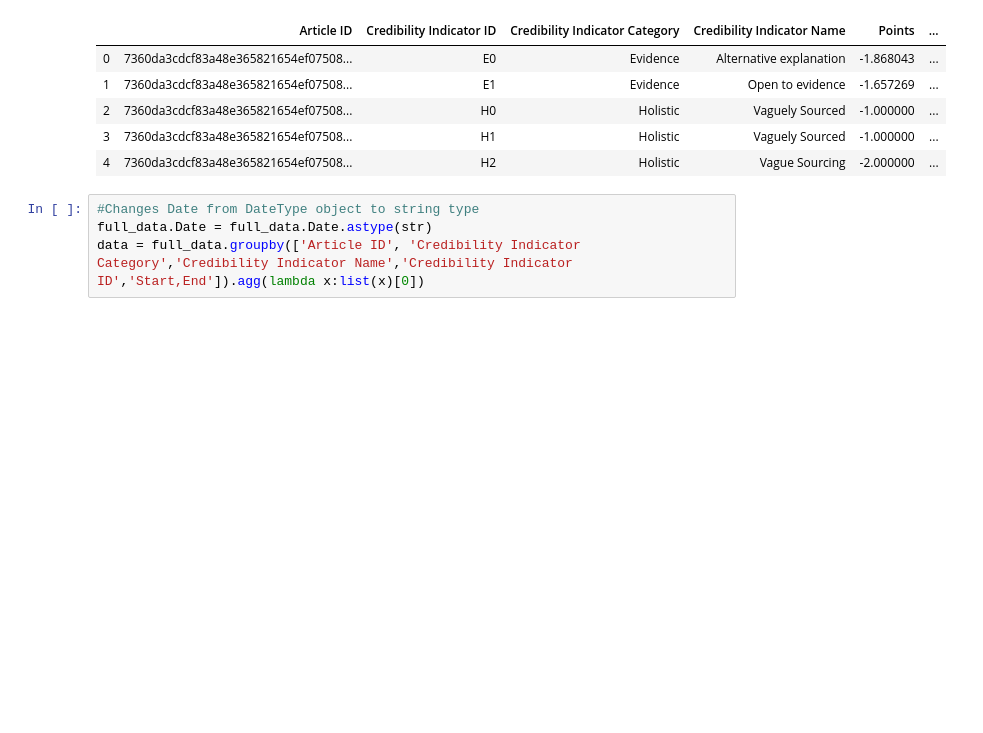
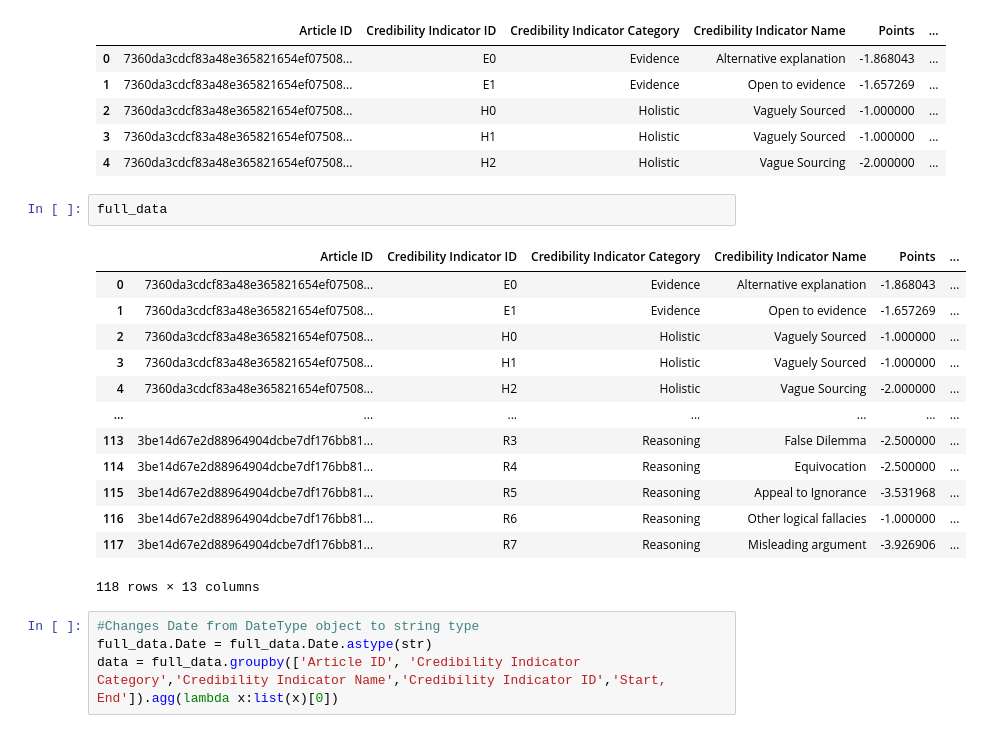
Before and after one commit to Goodly/pe-consensus-scoring, a Jupyter notebook: consensus_and_scoring/newsfeed/visualizations/test.ipynb, the cells around one changed output. Drawn from its saved outputs; the diff is of its cells as text; blank space fills up the shorter version.

Commit message:
Finish 5 vectors function returning a dataframe

```diff
--- a/consensus_and_scoring/newsfeed/visualizations/test.ipynb
+++ b/consensus_and_scoring/newsfeed/visualizations/test.ipynb
@@ -50,10 +50,26 @@ full_data.head()
 | 2 | 7360da3cdcf83a48e365821654ef07508... | H0 | Holistic | Vaguely Sourced | -1.000000 | ... |
 | 3 | 7360da3cdcf83a48e365821654ef07508... | H1 | Holistic | Vaguely Sourced | -1.000000 | ... |
 | 4 | 7360da3cdcf83a48e365821654ef07508... | H2 | Holistic | Vague Sourcing | -2.000000 | ... |
+# %%
+full_data
+# %% [output]
+|  | Article ID | Credibility Indicator ID | Credibility Indicator Category | Credibility Indicator Name | Points | ... |
+| 0 | 7360da3cdcf83a48e365821654ef07508... | E0 | Evidence | Alternative explanation | -1.868043 | ... |
+| 1 | 7360da3cdcf83a48e365821654ef07508... | E1 | Evidence | Open to evidence | -1.657269 | ... |
+| 2 | 7360da3cdcf83a48e365821654ef07508... | H0 | Holistic | Vaguely Sourced | -1.000000 | ... |
+| 3 | 7360da3cdcf83a48e365821654ef07508... | H1 | Holistic | Vaguely Sourced | -1.000000 | ... |
+| 4 | 7360da3cdcf83a48e365821654ef07508... | H2 | Holistic | Vague Sourcing | -2.000000 | ... |
+| ... | ... | ... | ... | ... | ... | ... |
+| 113 | 3be14d67e2d88964904dcbe7df176bb81... | R3 | Reasoning | False Dilemma | -2.500000 | ... |
+| 114 | 3be14d67e2d88964904dcbe7df176bb81... | R4 | Reasoning | Equivocation | -2.500000 | ... |
+| 115 | 3be14d67e2d88964904dcbe7df176bb81... | R5 | Reasoning | Appeal to Ignorance | -3.531968 | ... |
+| 116 | 3be14d67e2d88964904dcbe7df176bb81... | R6 | Reasoning | Other logical fallacies | -1.000000 | ... |
+| 117 | 3be14d67e2d88964904dcbe7df176bb81... | R7 | Reasoning | Misleading argument | -3.926906 | ... |
+118 rows × 13 columns
 # %%
 #Changes Date from DateType object to string type
 full_data.Date = full_data.Date.astype(str)
-data = full_data.groupby(['Article ID', 'Credibility Indicator Category','Credibility Indicator Name','Credibility Indicator ID','Start,End']).agg(lambda x:list(x)[0])
+data = full_data.groupby(['Article ID', 'Credibility Indicator Category','Credibility Indicator Name','Credibility Indicator ID','Start, End']).agg(lambda x:list(x)[0])
 # %%
 data.info()
 # %% [output]
```
Also changed, not shown: parts of 12 cells of this notebook.
